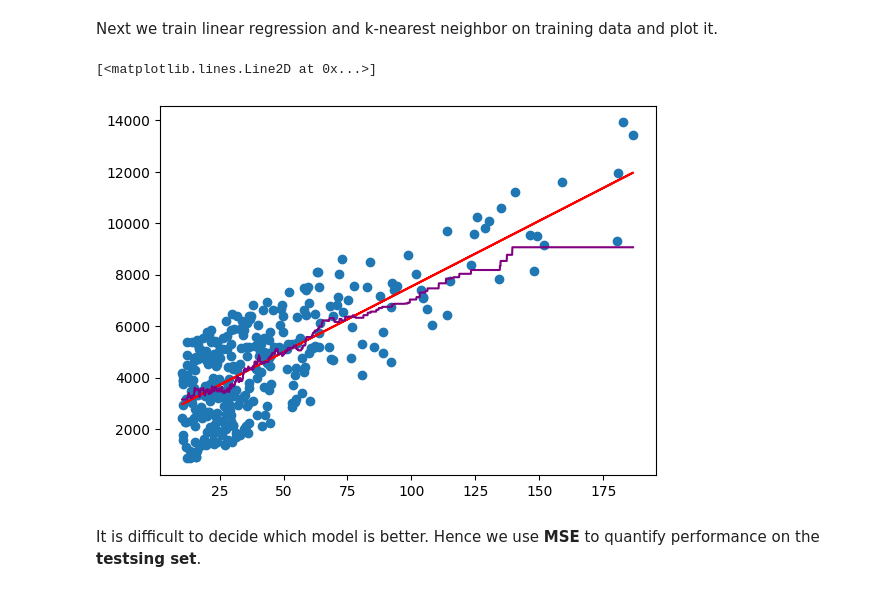
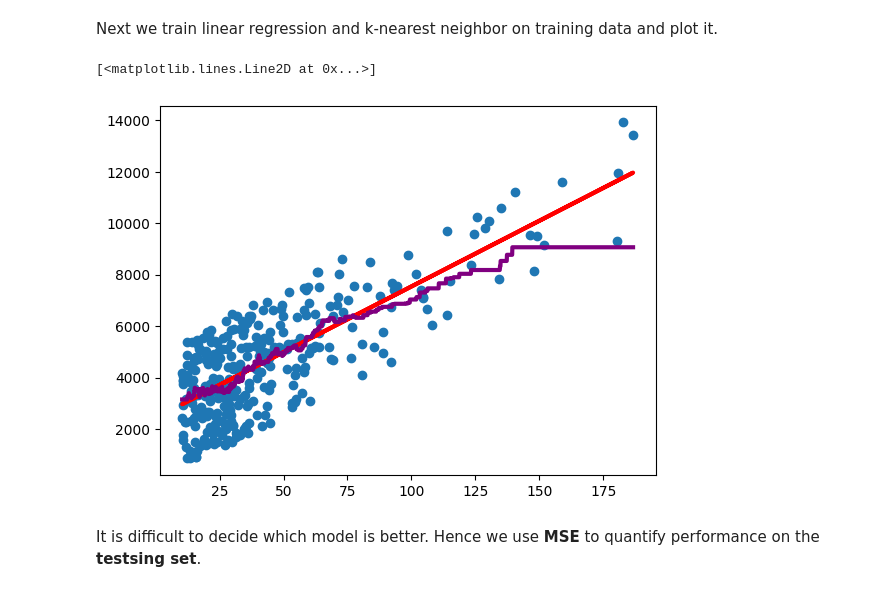
Before and after one commit to LexXxik/learning_statistical_learning, a Jupyter notebook: lessons/l_3_test_train_split_mse.ipynb, the cells around one changed output. Saved outputs shown, nothing was run; the diff lists cells and outputs as text; code cells hidden in the pictures.

```diff
--- a/lessons/l_3_test_train_split_mse.ipynb
+++ b/lessons/l_3_test_train_split_mse.ipynb
@@ -62,21 +62,21 @@ Next we train linear regression and k-nearest neighbor on training data and plot
 # %%
 # Linear regression
 lin_model = LinearRegression().fit(X_train, y_train)
 
 # K-nearest-neighbor
 k_model = KNeighborsRegressor(n_neighbors=30).fit(X_train, y_train)
 
 x_plot_values = pd.DataFrame(np.linspace(X_train.min().iloc[0], X_train.max().iloc[0], 2000))
 
 y_lin_pred = lin_model.predict(X_train)
 y_k_pred = k_model.predict(x_plot_values)
 
 plt.scatter(X_train, y_train, marker='o')
-plt.plot(X_train, y_lin_pred, color='red')
-plt.plot(x_plot_values, y_k_pred, color="purple")
+plt.plot(X_train, y_lin_pred, color='red',linewidth=3)
+plt.plot(x_plot_values, y_k_pred, color="purple",linewidth=3)
 # %% [output]
 [<matplotlib.lines.Line2D at 0x...>]
-[figure, old version]
+[figure, new version]
 # %% [markdown]
 It is difficult to decide which model is better. Hence we use **MSE** to quantify performance on the **testsing set**.
 # %%
```
Also changed, not shown: 2 other files.
